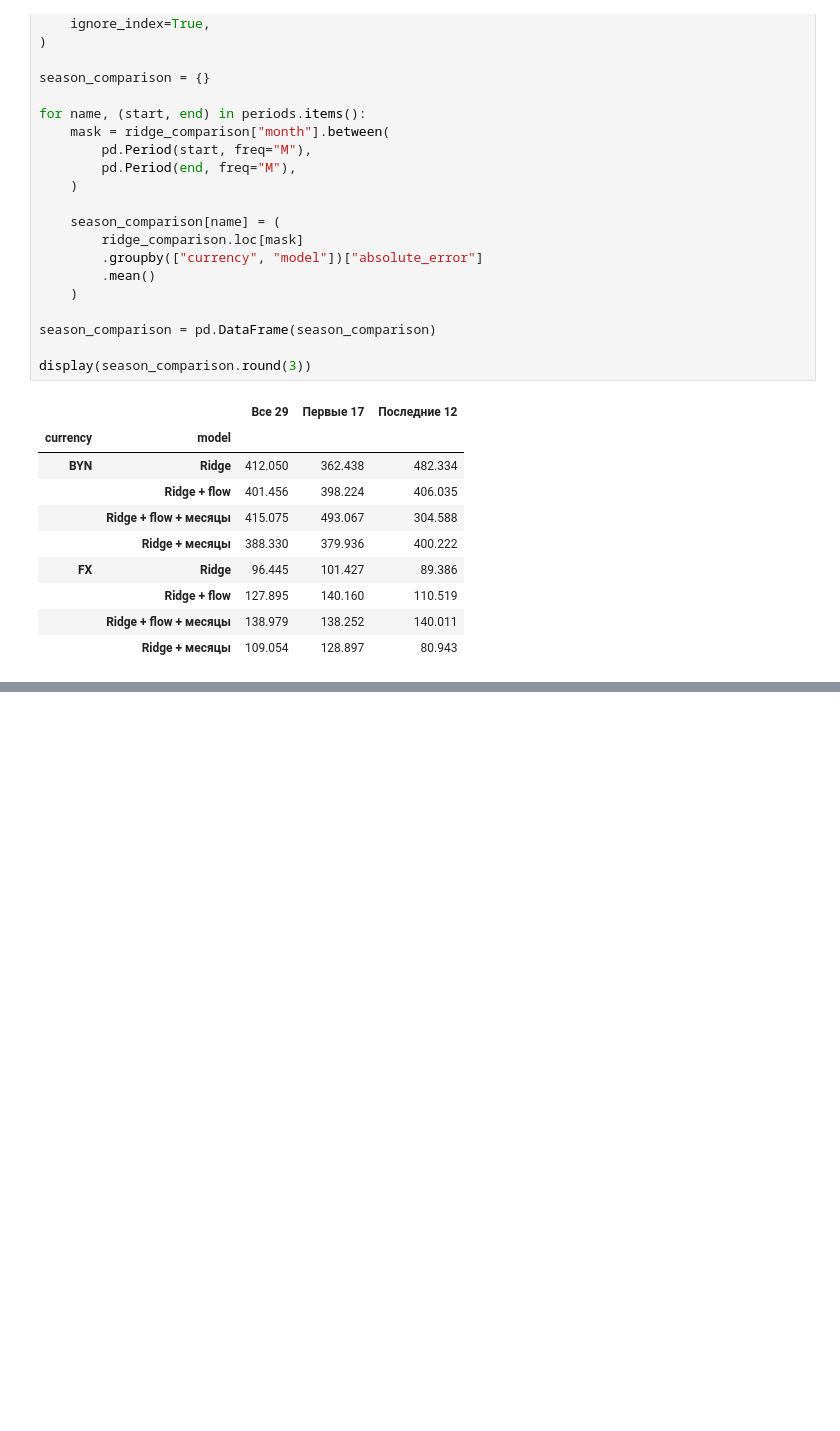
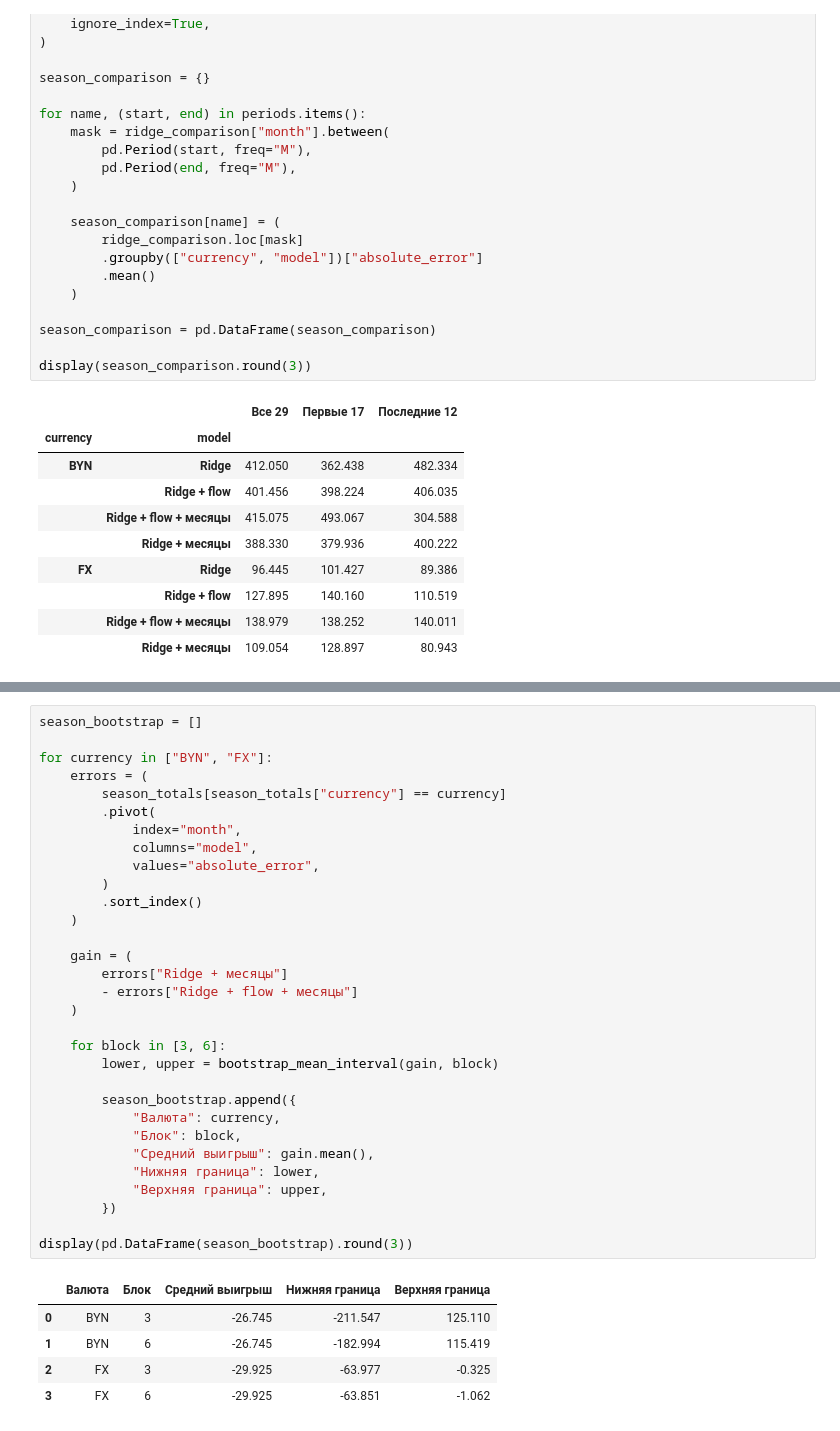
Before and after one commit to venskovalentin/belarus_dollarization_paper, a Jupyter notebook: notebooks/research_notebook.ipynb, the cells around one changed output, grey strips where cells are left out. Saved outputs shown, nothing was run; the diff lists cells and outputs as text; blank space fills up the shorter version.

```diff
--- a/notebooks/research_notebook.ipynb
+++ b/notebooks/research_notebook.ipynb
@@ -1475,0 +1527,37 @@ display(season_comparison.round(3))
+# %%
+season_bootstrap = []
+
+for currency in ["BYN", "FX"]:
+    errors = (
+        season_totals[season_totals["currency"] == currency]
+        .pivot(
+            index="month",
+            columns="model",
+            values="absolute_error",
+        )
+        .sort_index()
+    )
+
+    gain = (
+        errors["Ridge + месяцы"]
+        - errors["Ridge + flow + месяцы"]
+    )
+
+    for block in [3, 6]:
+        lower, upper = bootstrap_mean_interval(gain, block)
+
+        season_bootstrap.append({
+            "Валюта": currency,
+            "Блок": block,
+            "Средний выигрыш": gain.mean(),
+            "Нижняя граница": lower,
+            "Верхняя граница": upper,
+        })
+
+display(pd.DataFrame(season_bootstrap).round(3))
+# %% [output]
+|  | Валюта | Блок | Средний выигрыш | Нижняя граница | Верхняя граница |
+| 0 | BYN | 3 | -26.745 | -211.547 | 125.110 |
+| 1 | BYN | 6 | -26.745 | -182.994 | 115.419 |
+| 2 | FX | 3 | -29.925 | -63.977 | -0.325 |
+| 3 | FX | 6 | -29.925 | -63.851 | -1.062 |
```
Also changed, not shown: parts of 12 cells of this notebook.
